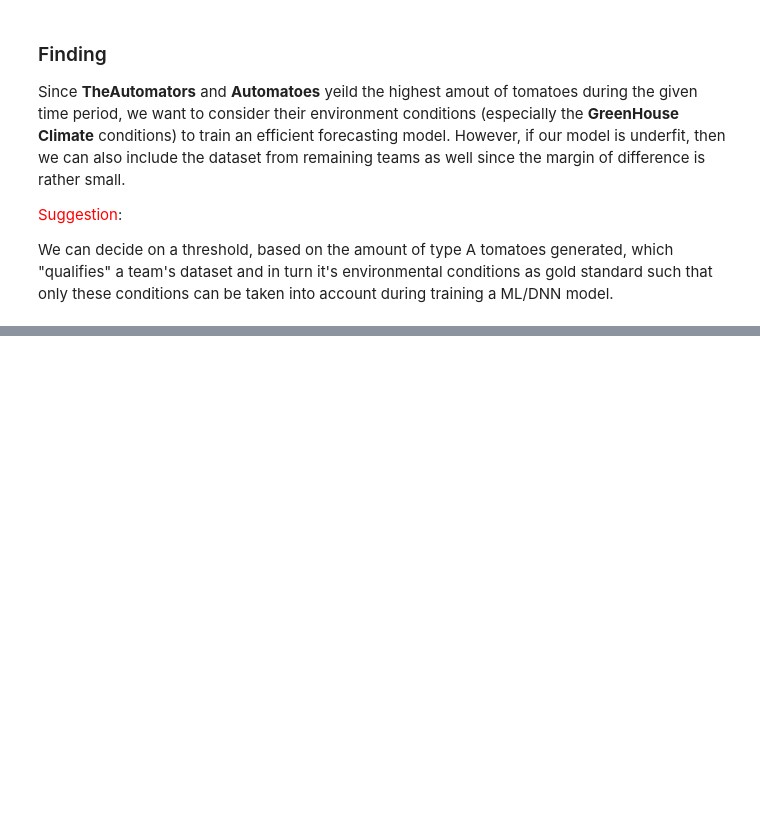
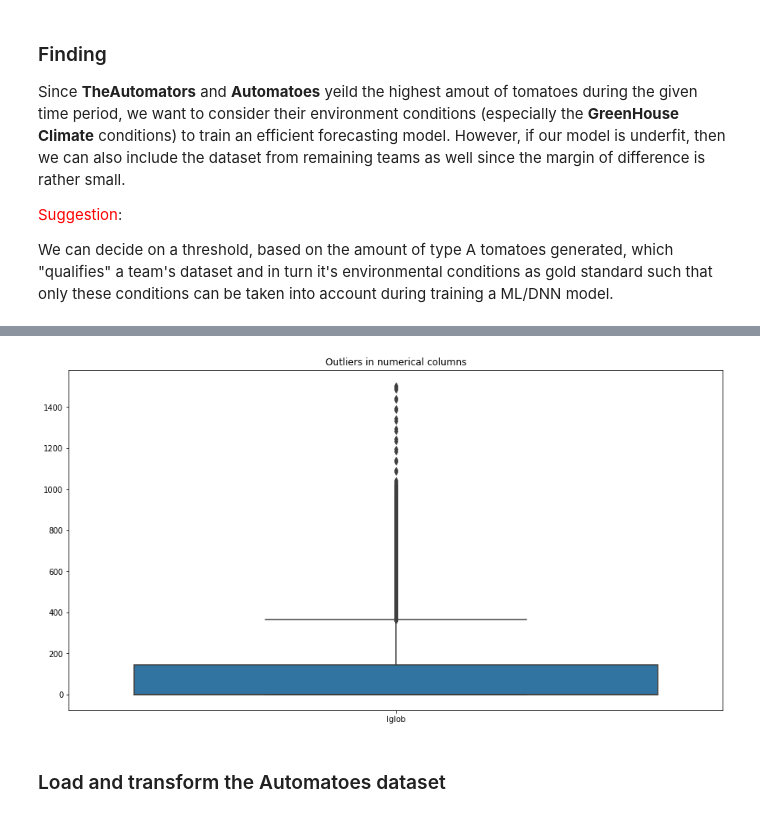
Before and after one commit to soumenganguly/greenhouse-learn, a Jupyter notebook: notebooks/experimental_notebook.ipynb, the cells around one changed output, grey strips where cells are left out. Cells and saved outputs as stored; diff of their text form; code cells hidden in the pictures; blank space fills up the shorter version.

```diff
--- a/notebooks/experimental_notebook.ipynb
+++ b/notebooks/experimental_notebook.ipynb
@@ -143,0 +307,12 @@ We can decide on a threshold, based on the amount of type A tomatoes generated,
+# %%
+# Outlier analysis
+import seaborn as sns
+
+fig, ax = plt.subplots(figsize=(15,8))
+sns.boxplot(data=weather_df[['Iglob']])
+ax.set_title("Outliers in numerical columns")
+plt.show()
+# %% [output]
+[figure, added]
+# %% [markdown]
+### Load and transform the Automatoes dataset
```
Also changed, not shown: parts of 60 cells of this notebook.
